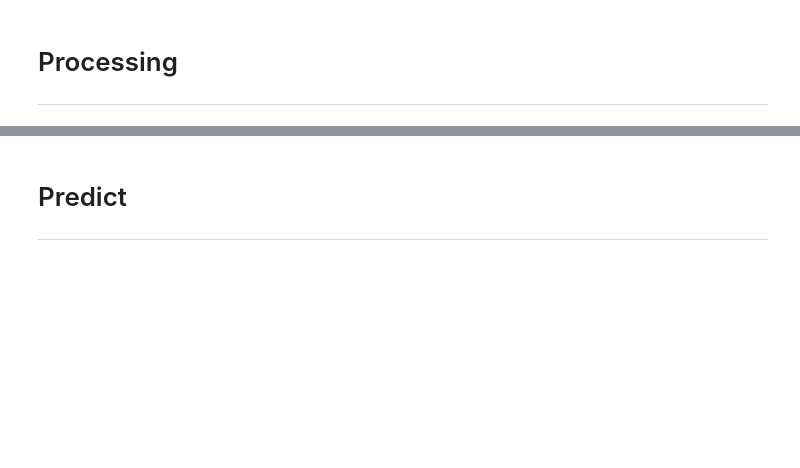
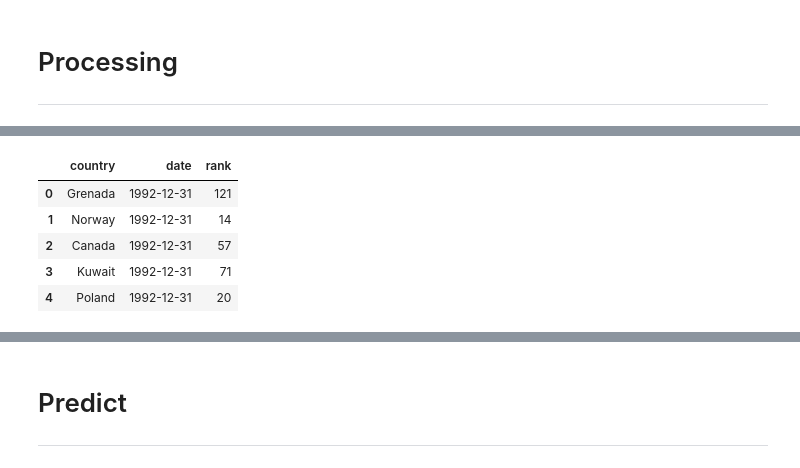
Before and after one commit to bernhard-pfann/soccer-predictions, a Jupyter notebook: main.ipynb, the cells around one changed output, grey strips where cells are left out. Cells and saved outputs as stored; diff of their text form; code cells hidden in the pictures; blank space fills up the shorter version.

```diff
--- a/main.ipynb
+++ b/main.ipynb
@@ -153,3 +70,13 @@ rankings.head()
+# %%
+rankings = process_rankings("data/fifa_ranking-2026-04-01.csv")
+rankings.head()
+# %% [output]
+|  | country | date | rank |
+| 0 | Grenada | 1992-12-31 | 121 |
+| 1 | Norway | 1992-12-31 | 14 |
+| 2 | Canada | 1992-12-31 | 57 |
+| 3 | Kuwait | 1992-12-31 | 71 |
+| 4 | Poland | 1992-12-31 | 20 |
 # %%
 results = merge_rankings(results, rankings, "home_team")
 results = merge_rankings(results, rankings, "away_team")
```
Also changed, not shown: parts of 20 cells of this notebook, 5 other files.
